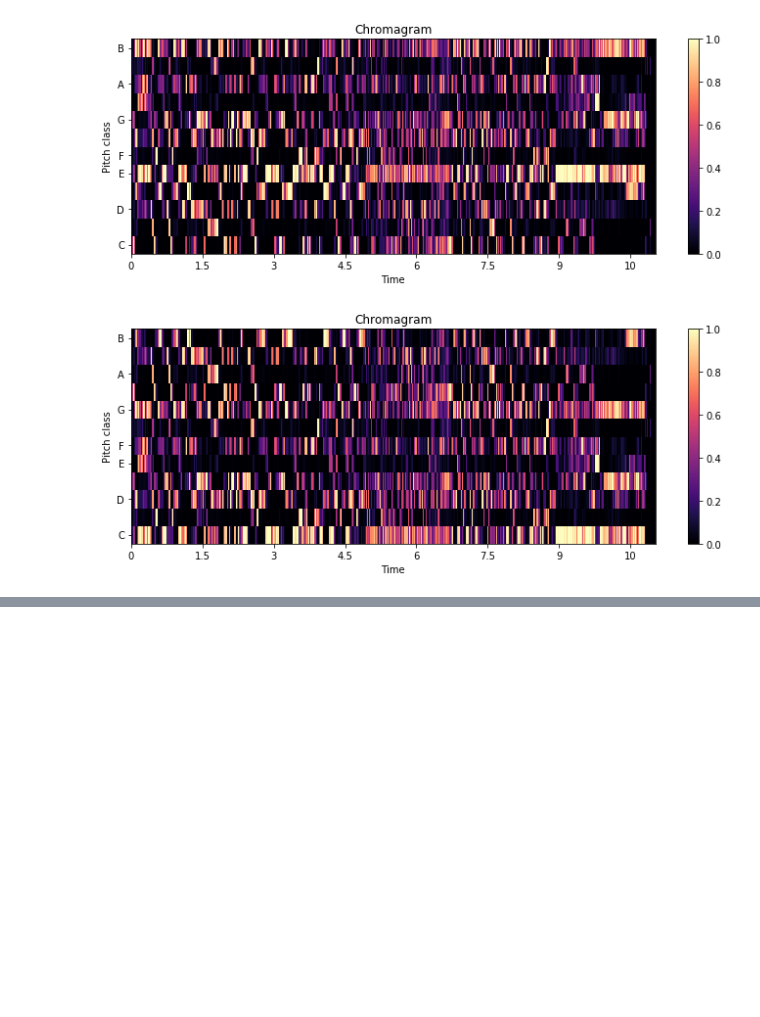
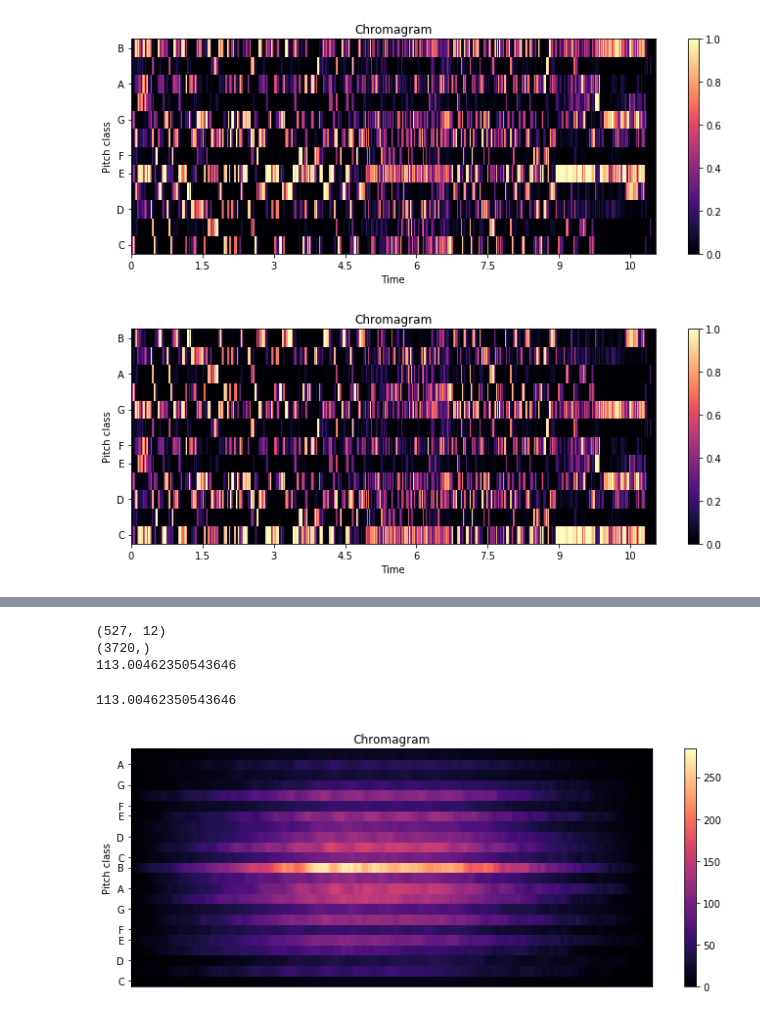
Before and after one commit to oObqpdOo/MusicSimilarity-Spark, a Jupyter notebook: Features Selectable and Similarity.ipynb, the cells around one changed output, grey strips where cells are left out. Drawn from its saved outputs; the diff is of its cells as text; code cells hidden in the pictures; blank space fills up the shorter version.

```diff
--- a/Features Selectable and Similarity.ipynb
+++ b/Features Selectable and Similarity.ipynb
@@ -758,0 +886,13 @@ transposed_chroma = transposed_chroma.transpose()
+# %%
+print chroma1.shape
+chroma1_flat = np.ndarray.flatten(chroma3)
+print chroma1_flat.shape
+chroma2_flat = np.ndarray.flatten(chroma4)
+
+chroma_cross_correlate(chroma1_flat, chroma2_flat)
+# %% [output]
+(527, 12)
+(3720,)
+113.00462350543646
+113.00462350543646
+[figure, added]
```
Also changed, not shown: parts of 12 cells of this notebook, 25 other files.
